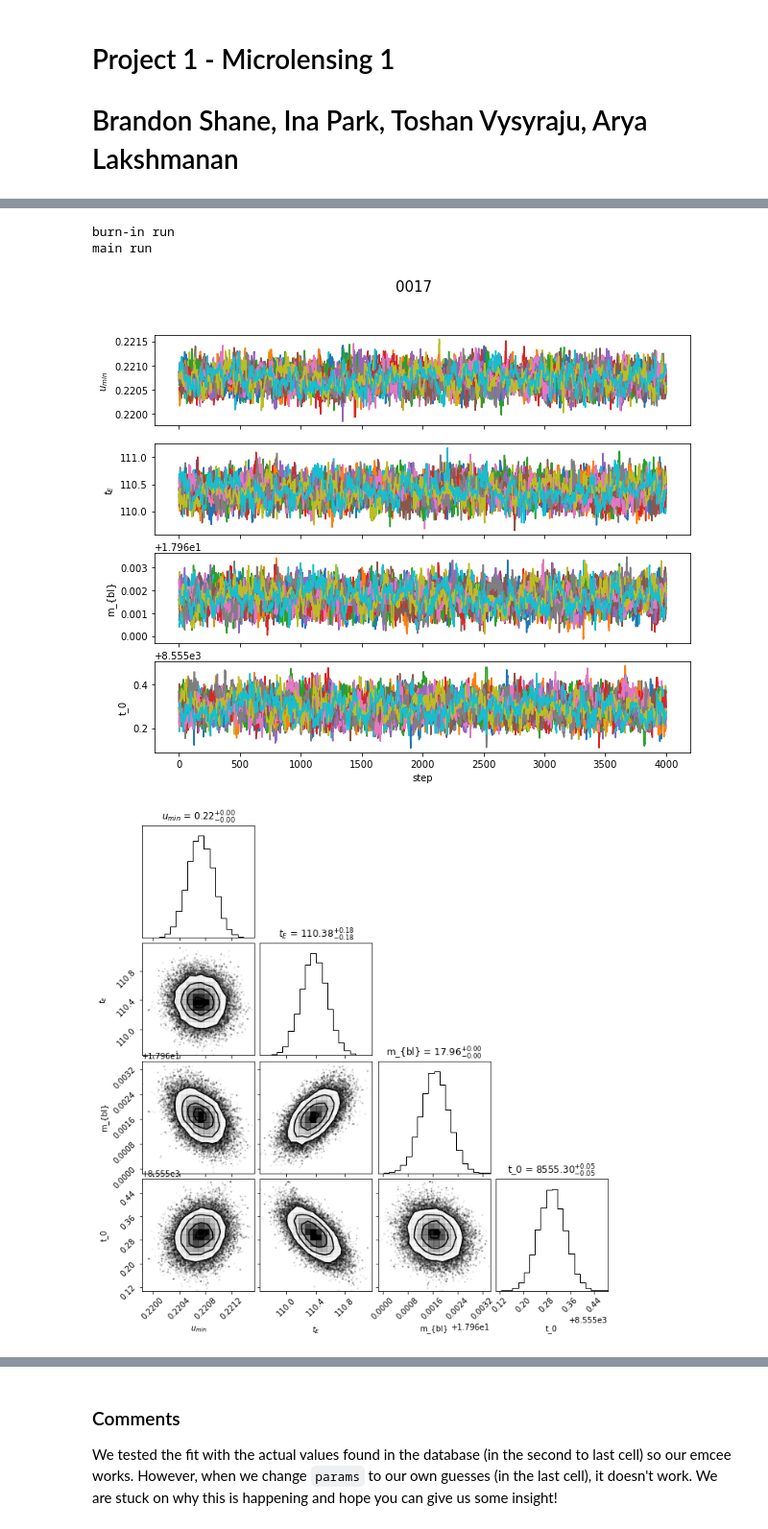
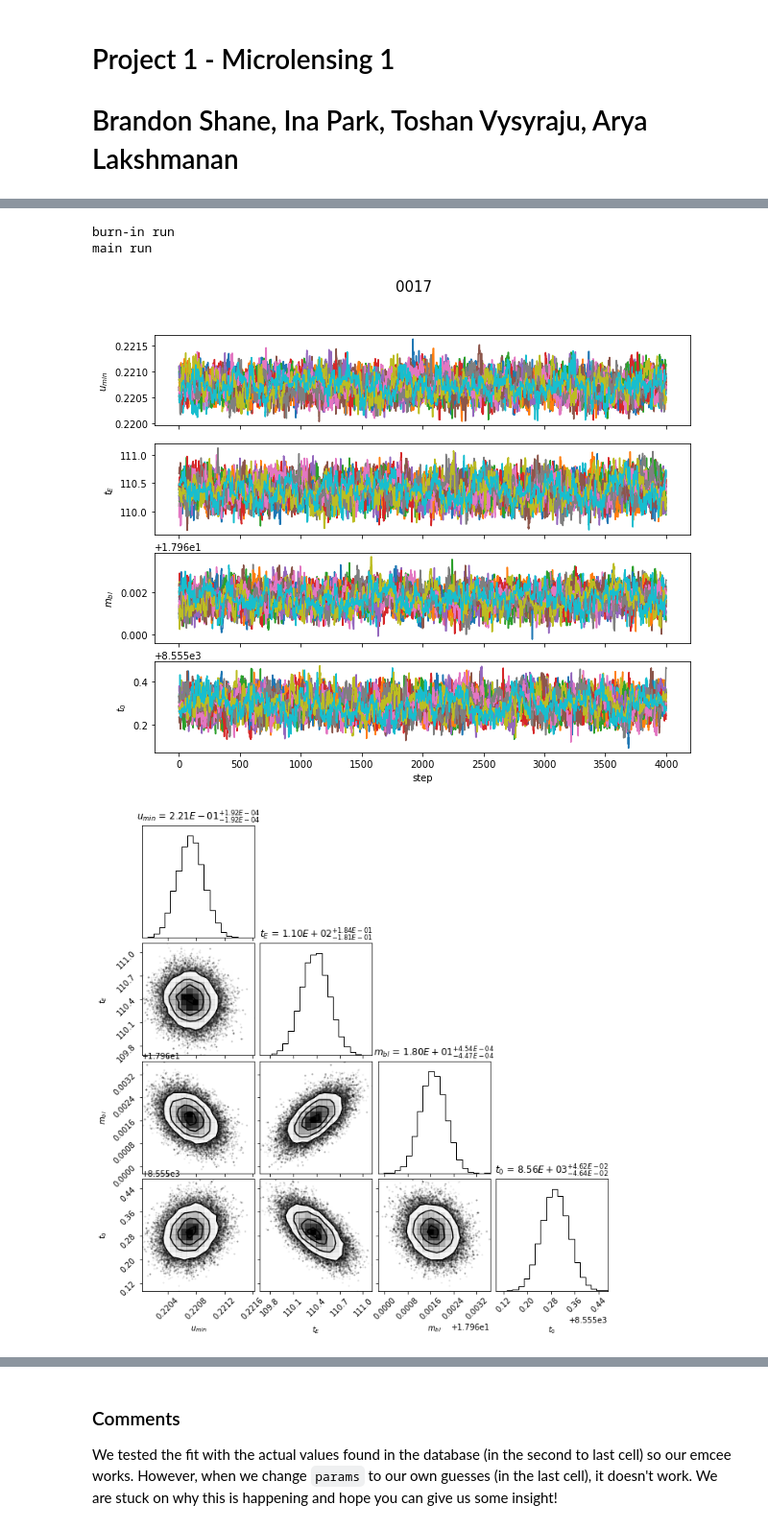
Before and after one commit to toshanv/Gravitational-Microlensing, a Jupyter notebook: project1.ipynb, the cells around one changed output, grey strips where cells are left out. Shown at 96% size. Drawn from its saved outputs; the diff is of its cells as text; code cells hidden in the pictures.

```diff
--- a/project1.ipynb
+++ b/project1.ipynb
@@ -17,7 +17,7 @@ for name in names:
     x = d[:,0] - 245e4
     y = d[:,1]
 
-    plt.scatter(x,y)
+    plt.scatter(x, y, marker = '.')
     plt.gca().invert_yaxis()
     plt.title(name)
     plt.xlabel('HJD-245000')
@@ -63,7 +63,8 @@ for name in Data.keys():
 
 
     # Might want to plot error barrs in scatterplot
-    plt.scatter(x,y)
+    plt.errorbar(x, y, yerr = s, fmt = 'x', ecolor = 'black')
+
     # f_src_guess = np.nanmean(y[(x>7400) & (x<8400)])
     #plt.axhline(y=f_src_guess)
 
@@ -91,6 +92,9 @@ for name in Data.keys():
 
     # A
 
+    # change the size of the plot to a square
+    plt.rcParams["figure.figsize"] = (12, 12)
+
     plt.plot(xlist,m_mod,color='purple')
     plt.title(name)
     plt.show()
@@ -138,7 +142,7 @@ for name in Data.keys():
     params = [uminlist[names.index(name)],tElist[names.index(name)],m_bllist[names.index(name)], t_0list[names.index(name)]]
     # list of parameter names, for corner()
     #umin,tE, m_bl, t_0 = [0.036, 421, 17.99, 8600]
-    plab = ['$u_{min}$','$t_E$','m_{bl}','t_0']
+    plab = ['$u_{min}$','$t_E$','$m_{bl}$','$t_0$']
 
     # set up walkers by perturbing p0
     p0 = np.array(params)
@@ -153,33 +157,33 @@ for name in Data.keys():
     pos,prob,state = sampler.run_mcmc(pstart,nburn)
 
     # main run
     print('main run')
     sampler.reset()
     res = sampler.run_mcmc(pos,nmain)
 
     # process
     samples = sampler.get_chain(flat=True)
     #temp[Name] = samples
     # plot the chains as a way to check for convergence
     f,ax = plt.subplots(ndim,1,figsize=(10,8),sharex=True)
     for idim in range(ndim):
         for iwalk in range(nwalk):
             ax[idim].plot(sampler.chain[iwalk,:,idim])
         ax[idim].set_ylabel(plab[idim])
     f.suptitle(name,fontsize = 15)
     ax[-1].set_xlabel('step')
     f.show()
 
     # corner plot
-    f = corner.corner(samples,show_titles=True,labels=plab)
+    f = corner.corner(samples, show_titles = True, labels = plab, title_fmt = ".2E")
     #f.show()
     # f.savefig('sample_corner.pdf',bbox_inches='tight')
 # %% [output]
 burn-in run
 main run
 burn-in run
 main run
 burn-in run
 main run
-[figure, old version]
+[figure, new version]
-[figure, old version]
+[figure, new version]
```
Also changed, not shown: parts of 4 cells of this notebook.
